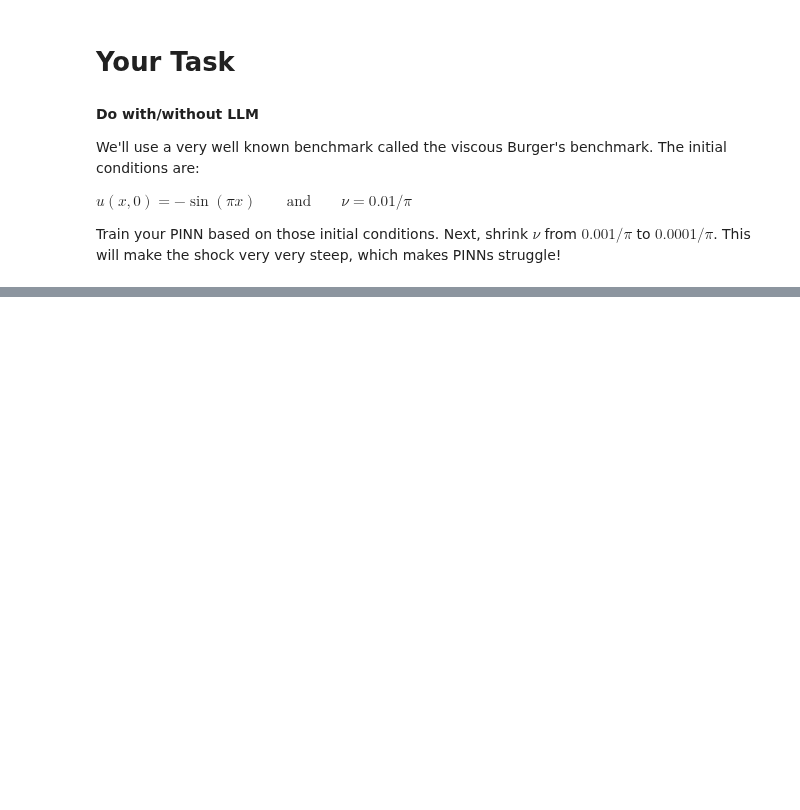
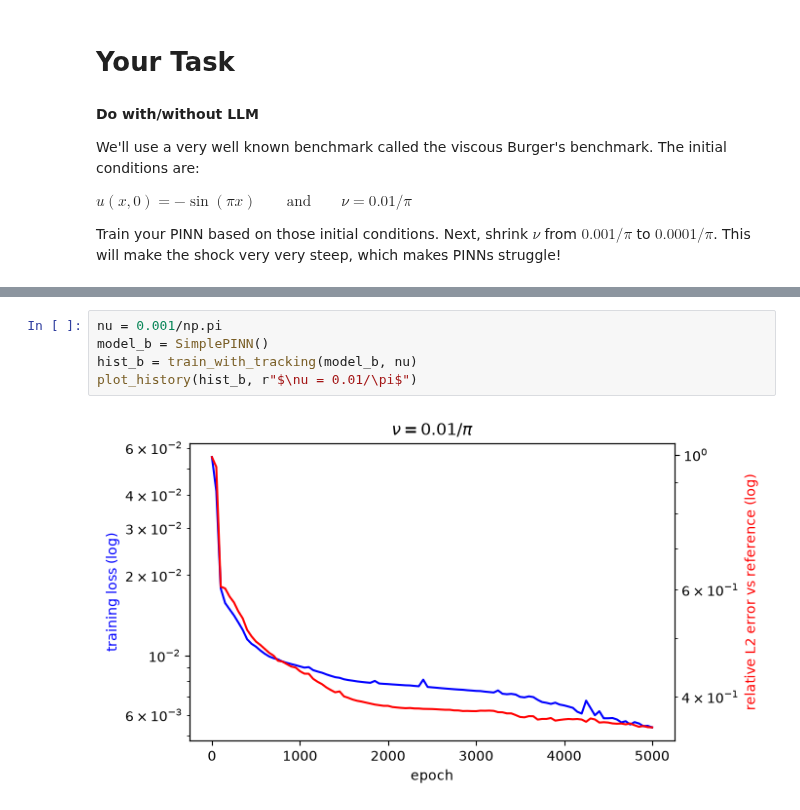
Before and after one commit to ri2658/The-Real-Singularity, a Jupyter notebook: notebooks/burgers_pinn_tutorial.ipynb, the cells around one changed output, grey strips where cells are left out. Saved outputs shown, nothing was run; the diff lists cells and outputs as text; blank space fills up the shorter version.

```diff
--- a/notebooks/burgers_pinn_tutorial.ipynb
+++ b/notebooks/burgers_pinn_tutorial.ipynb
@@ -266,0 +362,7 @@ Epoch 4500 | Total Loss: 0.00750
+# %%
+nu = 0.001/np.pi
+model_b = SimplePINN()
+hist_b = train_with_tracking(model_b, nu)
+plot_history(hist_b, r"$\nu = 0.01/\pi$")
+# %% [output]
+[figure, added]
```
Also changed, not shown: parts of 10 cells of this notebook.
